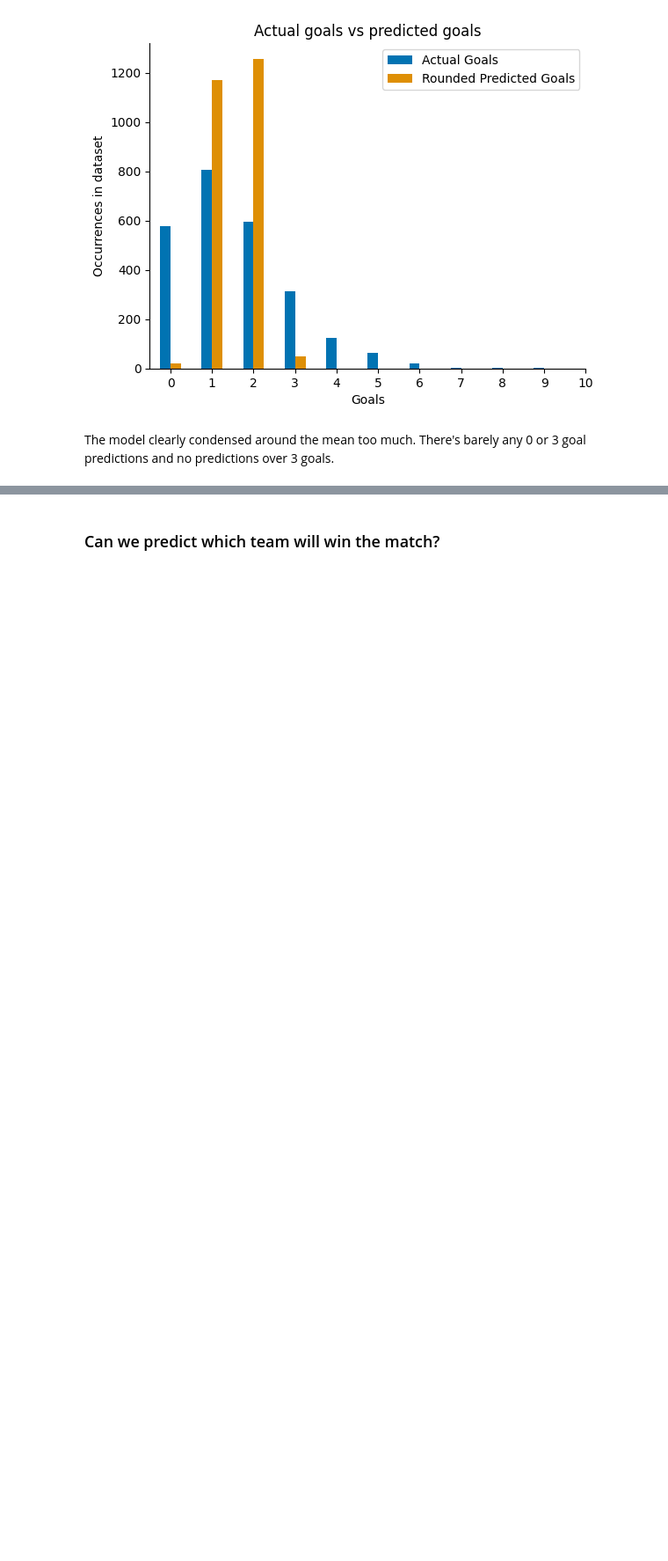
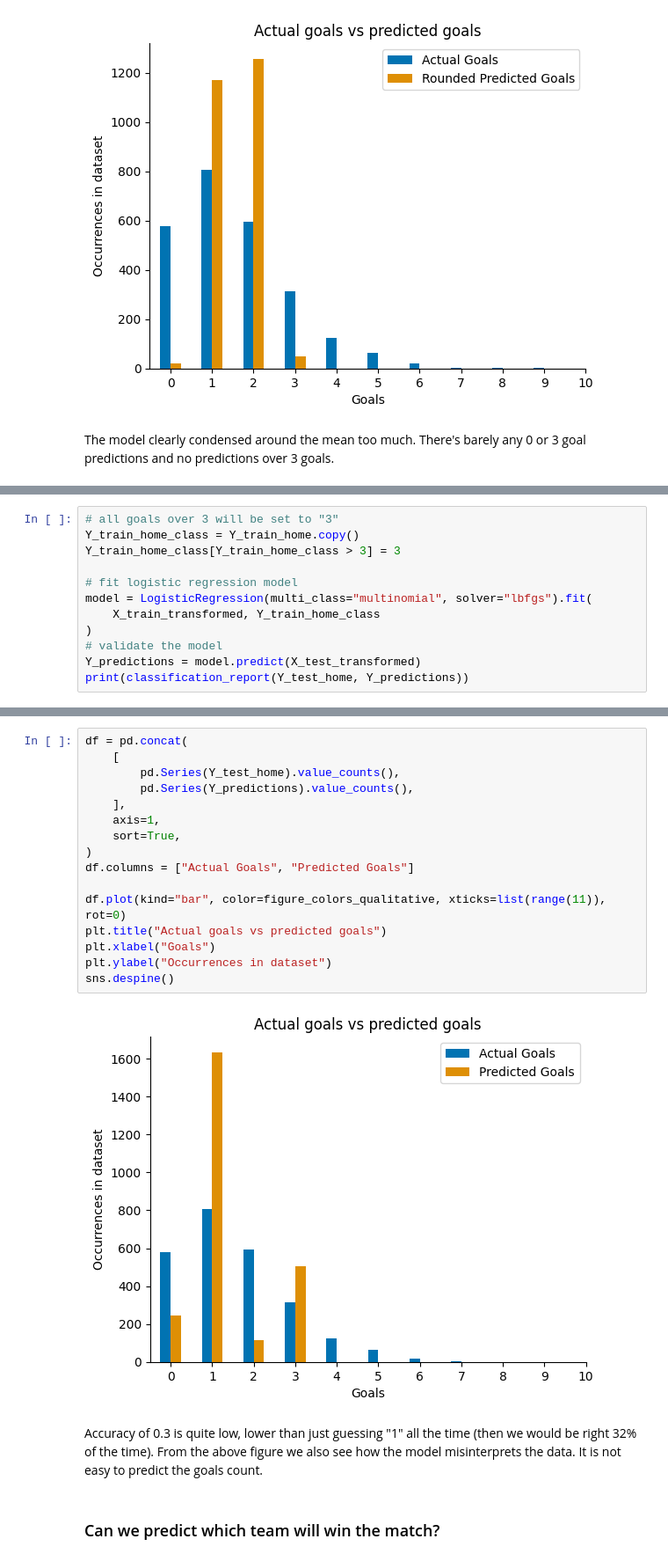
Before and after one commit to Vienmarskinis/football_matches, a Jupyter notebook: main_findings.ipynb, the cells around one changed output, grey strips where cells are left out. Shown at 88% size. Cells and saved outputs as stored; diff of their text form; blank space fills up the shorter version.

```diff
--- a/data_cleaning.ipynb
+++ b/main_findings.ipynb
@@ -1322,0 +1383,12 @@ TODO: perhaps categorical regression would be better?
+# %%
+# all goals over 3 will be set to "3"
+Y_train_home_class = Y_train_home.copy()
+Y_train_home_class[Y_train_home_class > 3] = 3
+
+# fit logistic regression model
+model = LogisticRegression(multi_class="multinomial", solver="lbfgs").fit(
+    X_train_transformed, Y_train_home_class
+)
+# validate the model
+Y_predictions = model.predict(X_test_transformed)
+print(classification_report(Y_test_home, Y_predictions))
@@ -1323,3 +1412,23 @@ TODO: perhaps categorical regression would be better?
+# %%
+df = pd.concat(
+    [
+        pd.Series(Y_test_home).value_counts(),
+        pd.Series(Y_predictions).value_counts(),
+    ],
+    axis=1,
+    sort=True,
+)
+df.columns = ["Actual Goals", "Predicted Goals"]
+
+df.plot(kind="bar", color=figure_colors_qualitative, xticks=list(range(11)), rot=0)
+plt.title("Actual goals vs predicted goals")
+plt.xlabel("Goals")
+plt.ylabel("Occurrences in dataset")
+sns.despine()
+# %% [output]
+[figure, added]
+# %% [markdown]
+Accuracy of 0.3 is quite low, lower than just guessing "1" all the time (then we would be right 32% of the time). From the above figure we also see how the model misinterprets the data. It is not easy to predict the goals count.
 # %% [markdown]
 ### Can we predict which team will win the match?
 # %% [markdown]
```
Also changed, not shown: parts of 55 cells of this notebook, 2 other files.
